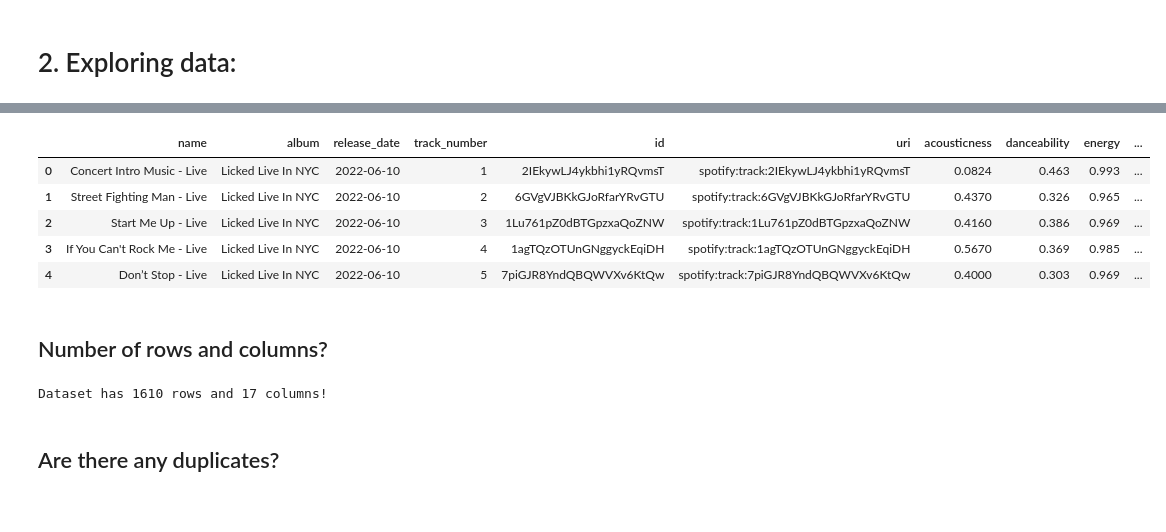
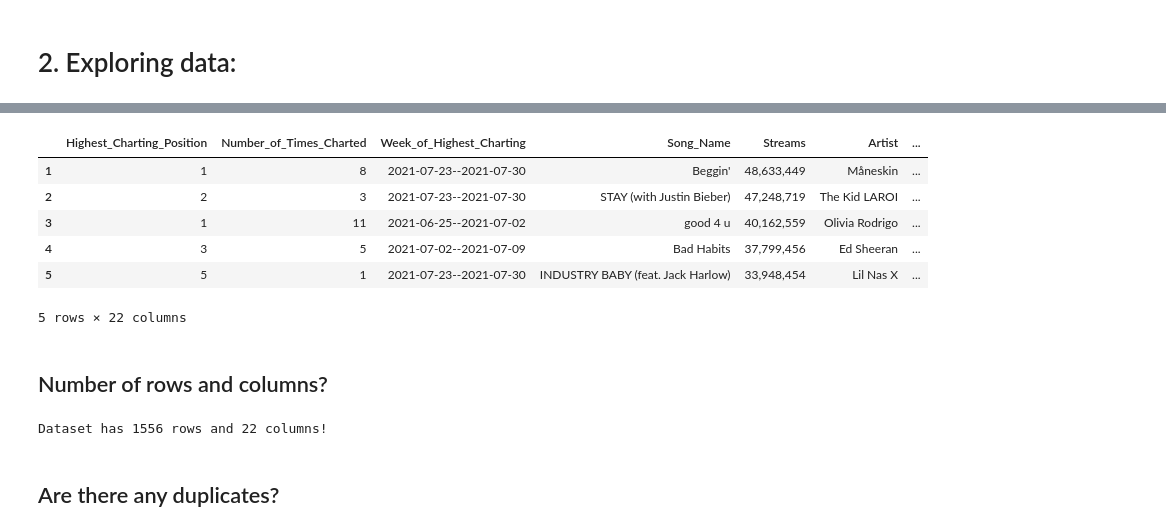
Before and after one commit to TrungTechh/HCMUS_CSC17104-Final-project, a Jupyter notebook: Final_project.ipynb, the cells around one changed output, grey strips where cells are left out. Cells and saved outputs as stored; diff of their text form; code cells hidden in the pictures.

```diff
--- a/Final_project.ipynb
+++ b/Final_project.ipynb
@@ -38,6 +40,6 @@ import seaborn as sns
 # %% [markdown]
 # 2. Exploring data:
 # %%
-df = pd.read_csv('rolling_stones_spotify.csv')
+df = pd.read_csv('spotify_dataset.csv')
 df.head()
 # %% [output]
@@ -57,20 +56,23 @@ We can see a redundant column `Unnamed:0` **&rarr;** We can remove it.
 # %%
-df = df.iloc[:, 1:]
+df = df.set_index('Index')
+df.index.name = None
+df.columns = list(map(lambda _ : _.replace(' ', '_'), df.columns.tolist()))
 df.head()
 # %% [output]
-|  | name | album | release_date | track_number | id | uri | acousticness | danceability | energy | ... |
-| 0 | Concert Intro Music - Live | Licked Live In NYC | 2022-06-10 | 1 | 2IEkywLJ4ykbhi1yRQvmsT | spotify:track:2IEkywLJ4ykbhi1yRQvmsT | 0.0824 | 0.463 | 0.993 | ... |
-| 1 | Street Fighting Man - Live | Licked Live In NYC | 2022-06-10 | 2 | 6GVgVJBKkGJoRfarYRvGTU | spotify:track:6GVgVJBKkGJoRfarYRvGTU | 0.4370 | 0.326 | 0.965 | ... |
-| 2 | Start Me Up - Live | Licked Live In NYC | 2022-06-10 | 3 | 1Lu761pZ0dBTGpzxaQoZNW | spotify:track:1Lu761pZ0dBTGpzxaQoZNW | 0.4160 | 0.386 | 0.969 | ... |
-| 3 | If You Can't Rock Me - Live | Licked Live In NYC | 2022-06-10 | 4 | 1agTQzOTUnGNggyckEqiDH | spotify:track:1agTQzOTUnGNggyckEqiDH | 0.5670 | 0.369 | 0.985 | ... |
-| 4 | Don’t Stop - Live | Licked Live In NYC | 2022-06-10 | 5 | 7piGJR8YndQBQWVXv6KtQw | spotify:track:7piGJR8YndQBQWVXv6KtQw | 0.4000 | 0.303 | 0.969 | ... |
+|  | Highest_Charting_Position | Number_of_Times_Charted | Week_of_Highest_Charting | Song_Name | Streams | Artist | ... |
+| 1 | 1 | 8 | 2021-07-23--2021-07-30 | Beggin' | 48,633,449 | Måneskin | ... |
+| 2 | 2 | 3 | 2021-07-23--2021-07-30 | STAY (with Justin Bieber) | 47,248,719 | The Kid LAROI | ... |
+| 3 | 1 | 11 | 2021-06-25--2021-07-02 | good 4 u | 40,162,559 | Olivia Rodrigo | ... |
+| 4 | 3 | 5 | 2021-07-02--2021-07-09 | Bad Habits | 37,799,456 | Ed Sheeran | ... |
+| 5 | 5 | 1 | 2021-07-23--2021-07-30 | INDUSTRY BABY (feat. Jack Harlow) | 33,948,454 | Lil Nas X | ... |
+5 rows × 22 columns
 # %% [markdown]
 ## Number of rows and columns?
 # %%
 n_rows, n_cols = df.shape
 print(f'Dataset has {n_rows} rows and {n_cols} columns!')
 # %% [output]
-Dataset has 1610 rows and 17 columns!
+Dataset has 1556 rows and 22 columns!
 # %% [markdown]
 ## Are there any duplicates?
 # %%
```
Also changed, not shown: parts of 32 cells of this notebook, 2 other files.
